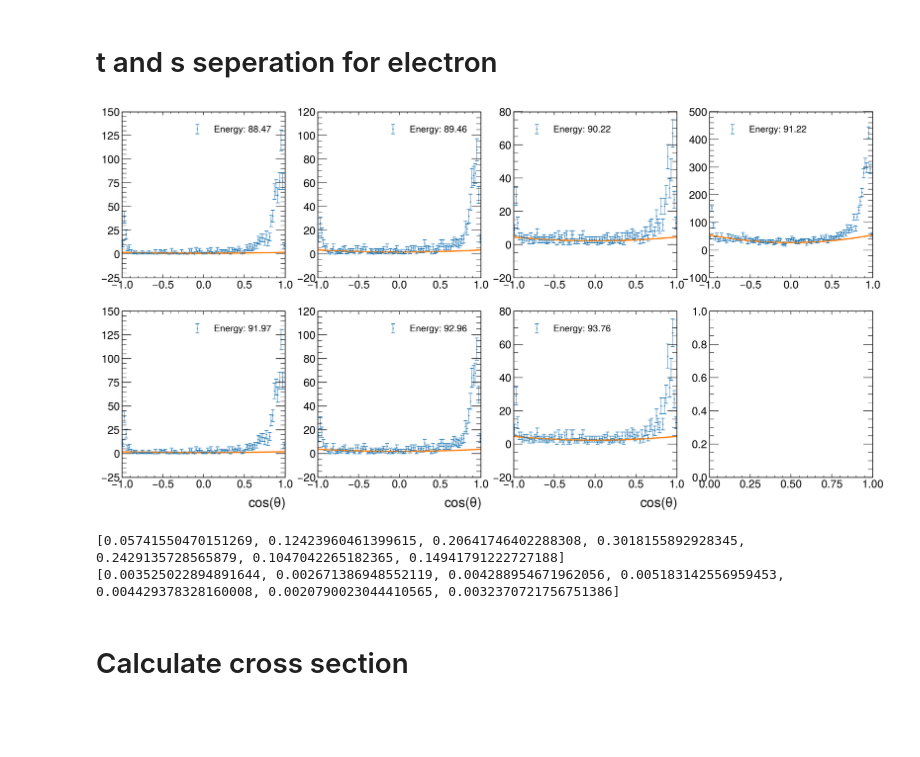
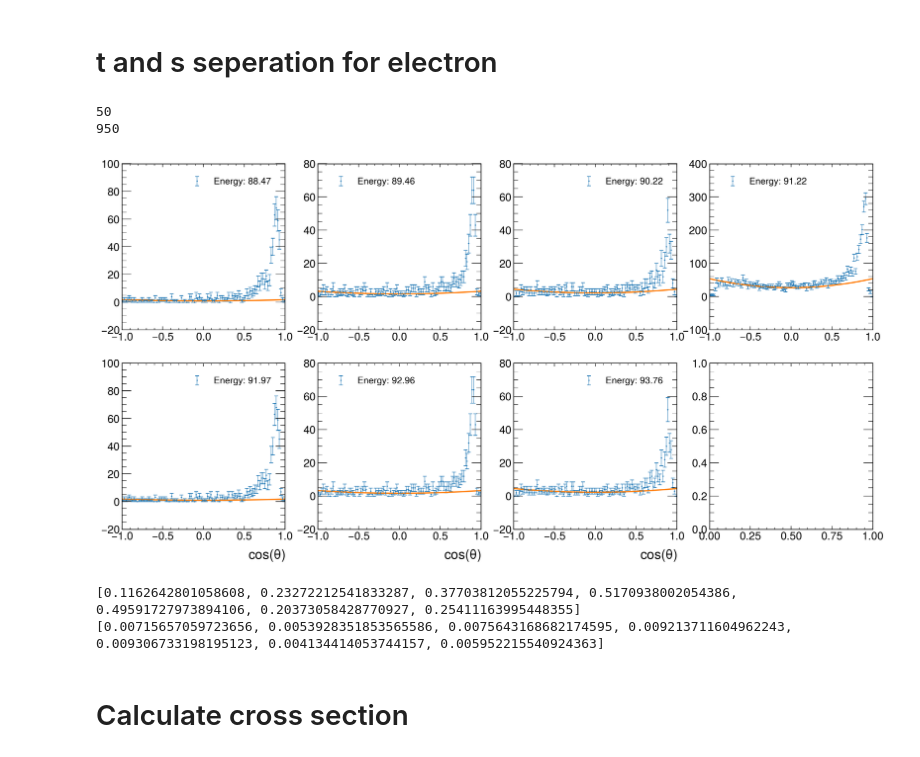
Before and after one commit to lukasg96/z0-precisionmeasurement, a Jupyter notebook: z0_experiment.ipynb, the cells around one changed output. Saved outputs shown, nothing was run; the diff lists cells and outputs as text; code cells hidden in the pictures; blank space fills up the shorter version.

```diff
--- a/z0_experiment.ipynb
+++ b/z0_experiment.ipynb
@@ -561,9 +561,10 @@ while i < 5:
     emasks[0] = brancheses[i]['E_ecal'] >= 50
     emasks[1] = brancheses[i]['E_ecal'] >= 68
     emasks[2] = brancheses[i]['Ncharged'] <= 6
+    emasks[3] = brancheses[i]['Pcharged'] >= 3
     # t cutting
-    emasks[3] = brancheses[i]['cos_thet'] <= .7
-    emasks[4] = brancheses[i]['cos_thet'] >= -.9
+    #emasks[3] = brancheses[i]['cos_thet'] <= .7
+    #emasks[4] = brancheses[i]['cos_thet'] >= -.9
     # eleptic cuttig
     a = 12#4#3
     b = 8#15# 10
@@ -571,7 +572,7 @@ while i < 5:
     emasks[5] =  ((brancheses[i]['E_ecal']-90.7)**2/a**2 + (brancheses[i]['Pcharged']-89.3)**2/b**2) <= 1
     eeleptic[i] = np.sum(emasks[5])
 
-    ecuts[i] = emasks[0] & emasks[1] & emasks[2]# & emasks[5]# & emasks[3] & emasks[4]
+    ecuts[i] = emasks[0] & emasks[1] & emasks[2] & emasks[3]# & emasks[5]# & emasks[3] & emasks[4]
     i += 1
 
 
@@ -588,12 +589,12 @@ while i < 5:
 
 i = 4
 while i < 5:
-
-    tmasks = [0] * 3
-    tmasks[0] = brancheses[i]['E_ecal'] <= 70#65
-    tmasks[1] = brancheses[i]['Pcharged'] <= 73#70
-    tmasks[2] = brancheses[i]['Ncharged'] <= 7#6
-    tcuts[i] =  tmasks[1] & tmasks[2] & tmasks[0]
+    tmasks = [0] * 4
+    tmasks[0] = brancheses[i]['E_ecal'] <= 70
+    tmasks[1] = brancheses[i]['Pcharged'] <= 73
+    tmasks[3] = brancheses[i]['Pcharged'] >= 3 #tauon optimierung
+    tmasks[2] = brancheses[i]['Ncharged'] <= 7
+    tcuts[i] =  tmasks[1] & tmasks[2] & tmasks[0] & tmasks[3]
     i += 1
 
 
@@ -796,6 +797,7 @@ while i < 7:
     emasks[0] = branchesopal['E_ecal'] >= 50
     emasks[1] = branchesopal['E_ecal'] >= 68
     emasks[2] = branchesopal['Ncharged'] <= 6
+    emasks[3] = branchesopal['Pcharged'] >=3
     # t cutting
     #emasks[3] = branchesopal['cos_thet'] <= .7
     #emasks[4] = branchesopal['cos_thet'] >= -.9
@@ -804,7 +806,7 @@ while i < 7:
     #Energy
     emasks[6] = branchesopal['E_lep'] >= EnergyCutsLP[i]
     emasks[7] = branchesopal['E_lep'] <= EnergyCutsUP[i]
-    opalEcuts[i] = emasks[0] & emasks[1] & emasks[2] & emasks[6] & emasks[7]# & emasks[5]# & emasks[3] & emasks[4]
+    opalEcuts[i] = emasks[0] & emasks[1] & emasks[2] & emasks[6] & emasks[7] & emasks[3]# & emasks[5]# & emasks[3] & emasks[4]
     i += 1
 
 
@@ -812,17 +814,14 @@ while i < 7:
 i = 0
 while i < 7:
     mmasks = [0] * 7
-    mmasks[0] = branchesopal['E_ecal'] <= 20#50
+    mmasks[0] = branchesopal['E_ecal'] <= 20
     mmasks[1] = branchesopal['Pcharged'] >= 75
     #np.logical_or(branchesopal['Pcharged'] >= 75, (branchesopal['Pcharged'] == 0))
-    mmasks[2] = branchesopal['Ncharged'] ==2 #6
+    mmasks[2] = branchesopal['Ncharged'] <=2
     #Energy
     mmasks[3] = branchesopal['E_lep'] >= EnergyCutsLP[i]
     mmasks[4] = branchesopal['E_lep'] <= EnergyCutsUP[i]
 
-
-    #mmasks[5] = branchesopal['Ncharged'] <= 2 #6 #test to increase sigma (6 war davor)
-    #mmasks[6] = branchesopal['E_ecal']      #test to increase sigma
     opalMcuts[i] = mmasks[0] & mmasks[1] & mmasks[2] & mmasks[3] & mmasks[4] #& mmasks[5] #& mmasks[6]
     i += 1
 
@@ -831,14 +830,15 @@ i = 0
 while i < 7:
 
     tmasks = [0] * 6
-    tmasks[0] = branchesopal['E_ecal'] <= 70#65
-    tmasks[1] = branchesopal['Pcharged'] <= 73#70
-    tmasks[2] = branchesopal['Ncharged'] <= 7#6
+    tmasks[0] = branchesopal['E_ecal'] <= 70
+    tmasks[1] = branchesopal['Pcharged'] <= 73
+    tmasks[5] = branchesopal['Pcharged'] >= 3 #tauon optimierung
+    tmasks[2] = branchesopal['Ncharged'] <= 7
     #Energy
     tmasks[3] = branchesopal['E_lep'] >= EnergyCutsLP[i]
     tmasks[4] = branchesopal['E_lep'] <= EnergyCutsUP[i]
 
-    opalTcuts[i] =  tmasks[1] & tmasks[2] & tmasks[0] & tmasks[3] & tmasks[4] #& tmasks[5]
+    opalTcuts[i] =  tmasks[1] & tmasks[2] & tmasks[0] & tmasks[3] & tmasks[4] & tmasks[5]
     i += 1
 
 
@@ -918,7 +918,10 @@ for i in range(7):
 # %%
 # Fitting
 # Subtracting t channel
-
+bin_min = 50
+bin_max = 950
+print(bin_min)
+print(bin_max)
 bin_min_opal = int(bin_min/1000*Nbins_opal)
 bin_max_opal = int(bin_max/1000*Nbins_opal)
 
@@ -935,36 +938,38 @@ for ii in range(7):
     coeff, var_matrix = curve_fit(dsigdtheta, opal_e_cut_mid[ii][bin_min_opal:bin_max_opal],opal_e_cut_E[ii][bin_min_opal:bin_max_opal])
     hist_fit = dsigdtheta(mid[bin_min_opal:bin_max_opal], *coeff)
     fit_s_chan.append( sdsig(mid, coeff[0]))
     jj = ii
     line = 0 #line number
     if ii>3: #go into the second line
         line = 1 #second line
         ii = ii-4 #column number
 
     error_sizes = np.sqrt(opal_e_cut_E[ii])
     #error_sizes = np.sqrt(np.zeros(len(opal_e_cut_E[ii])))
 
     im = ax[line,ii].errorbar(opal_e_cut_mid[ii], opal_e_cut_E[ii], yerr=error_sizes, label = 'Energy: {}'.format(energy[jj]), fmt="+", ms=2, elinewidth=0.6, capsize=3, mew=1)
     #im = ax[line,ii].plot(opal_e_cut_mid[ii],opal_e_cut_E[ii],label = 'Energy: {}'.format(energy[jj]))
     im = ax[line,ii].plot(opal_e_cut_mid[ii],fit_s_chan[ii])
     im = ax[line,ii].legend()
 
     #ratio_s_opal.append( sum(fit_s_chan[ii]) / sum(opalEcuts[ii]))
     ratio_s_opal.append(coeff[0] * (8 / 3) * len(fit_s_chan[ii]) / (sum(opalEcuts[ii])*2) )
     ratio_s_opal_err.append(np.sqrt(((8 / 3) * len(fit_s_chan[ii]) / (sum(opalEcuts[ii])*2))**2) * var_matrix[0][0] + (coeff[0] * (8 / 3) * len(fit_s_chan[ii]) / (sum(opalEcuts[ii])*2)**2 )**2 * opalB_err[ii][0]**2)
 
 ax[1,0].set_xlabel(r'$cos(\theta)$')
 ax[1,1].set_xlabel(r'$cos(\theta)$')
 ax[1,2].set_xlabel(r'$cos(\theta)$')
 plt.show()
 
 print(ratio_s_opal)
 print(ratio_s_opal_err)
 #print(ratio_s_opal_analy)
 # %% [output]
+50
+950
-[figure, old version]
+[figure, new version]
-[0.05741550470151269, 0.12423960461399615, 0.20641746402288308, 0.3018155892928345, 0.2429135728565879, 0.1047042265182365, 0.14941791222727188]
-[0.003525022894891644, 0.002671386948552119, 0.004288954671962056, 0.005183142556959453, 0.004429378328160008, 0.0020790023044410565, 0.0032370721756751386]
+[0.1162642801058608, 0.23272212541833287, 0.37703812055225794, 0.5170938002054386, 0.49591727973894106, 0.20373058428770927, 0.25411163995448355]
+[0.00715657059723656, 0.0053928351853565586, 0.0075643168682174595, 0.009213711604962243, 0.009306733198195123, 0.004134414053744157, 0.005952215540924363]
 # %%
 # apply s channel correction
 for ii in range(7):
```
Also changed, not shown: parts of 22 cells of this notebook.
